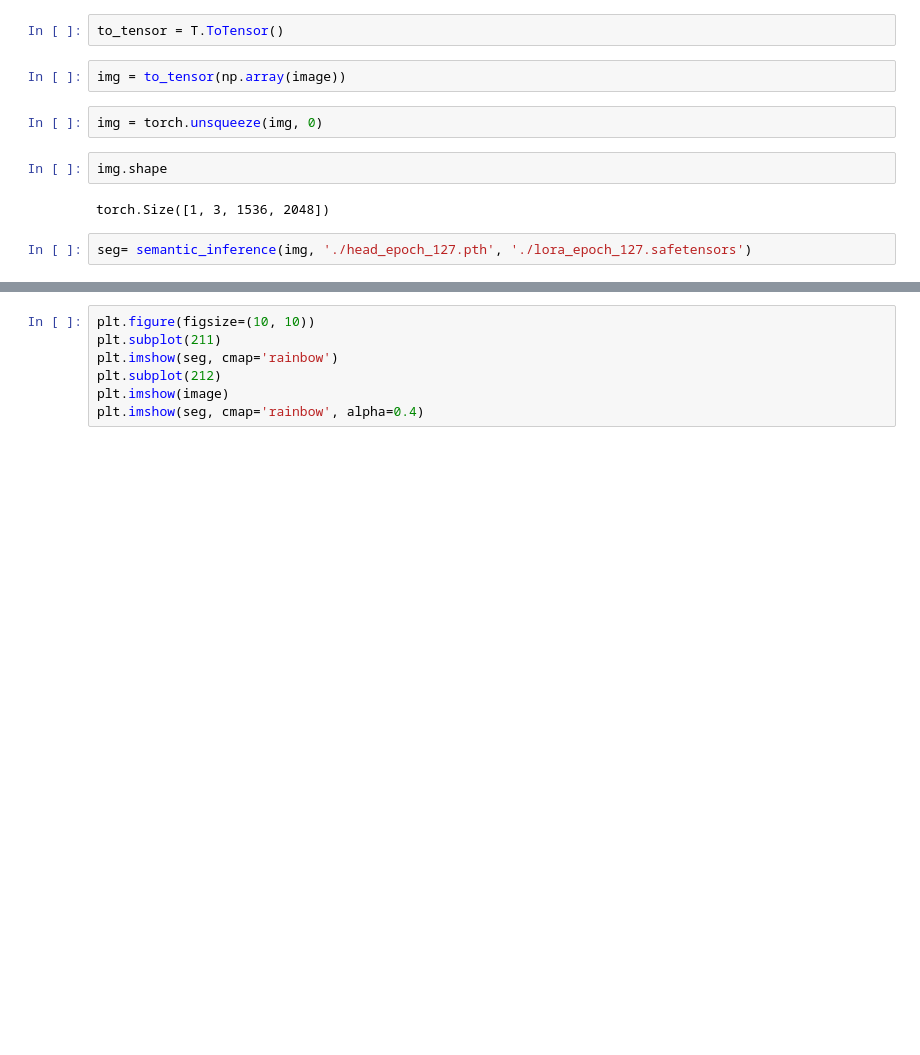
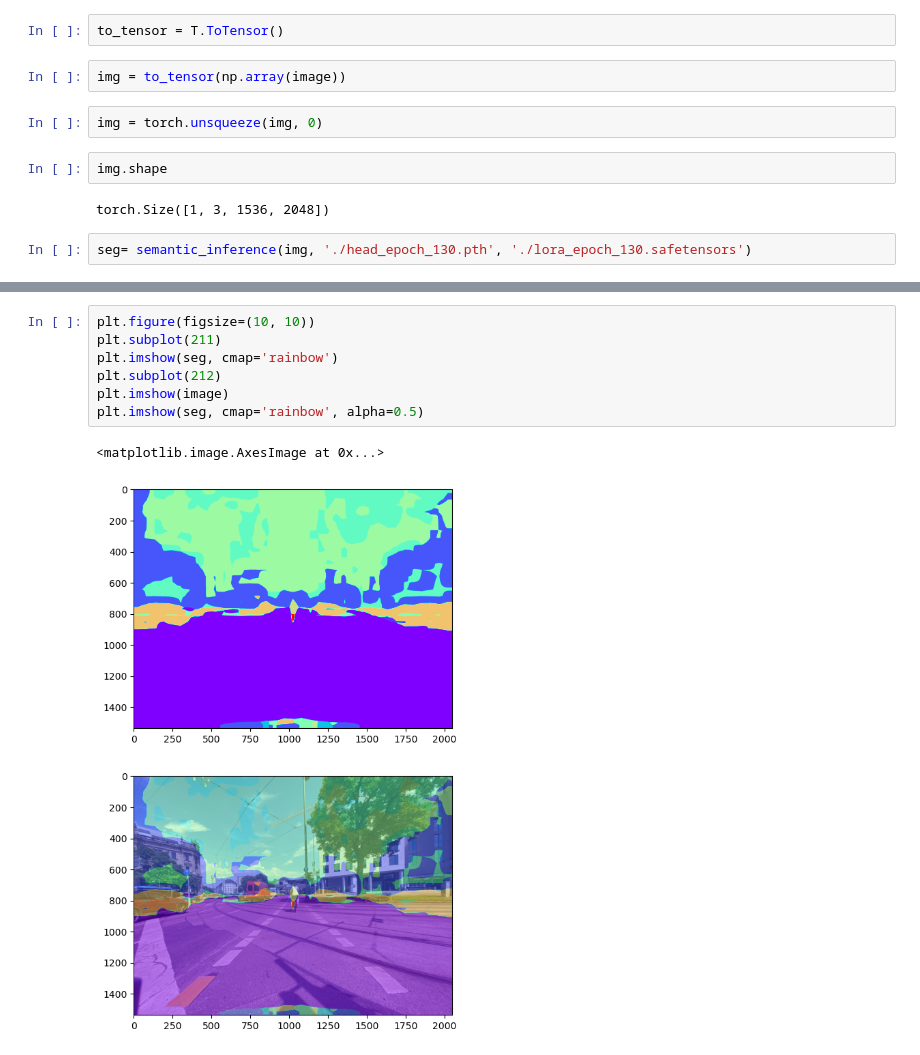
Before and after one commit to Vezarachan/SensingUrbanOrVillage, a Jupyter notebook: PlacePerception2Vec/inference.ipynb, the cells around one changed output, grey strips where cells are left out. Drawn from its saved outputs; the diff is of its cells as text; blank space fills up the shorter version.

```diff
--- a/PlacePerception2Vec/inference.ipynb
+++ b/PlacePerception2Vec/inference.ipynb
@@ -26,6 +26,6 @@ img.shape
 # %% [output]
 torch.Size([1, 3, 1536, 2048])
 # %%
-seg= semantic_inference(img, './head_epoch_127.pth', './lora_epoch_127.safetensors')
+seg= semantic_inference(img, './head_epoch_130.pth', './lora_epoch_130.safetensors')
 # %%
 seg.shape
@@ -34,7 +39,10 @@ plt.imshow(seg)
 # %%
 plt.figure(figsize=(10, 10))
 plt.subplot(211)
 plt.imshow(seg, cmap='rainbow')
 plt.subplot(212)
 plt.imshow(image)
-plt.imshow(seg, cmap='rainbow', alpha=0.4)
+plt.imshow(seg, cmap='rainbow', alpha=0.5)
+# %% [output]
+<matplotlib.image.AxesImage at 0x...>
+[figure, added]
```
Also changed, not shown: parts of 3 cells of this notebook, 7 other files.
